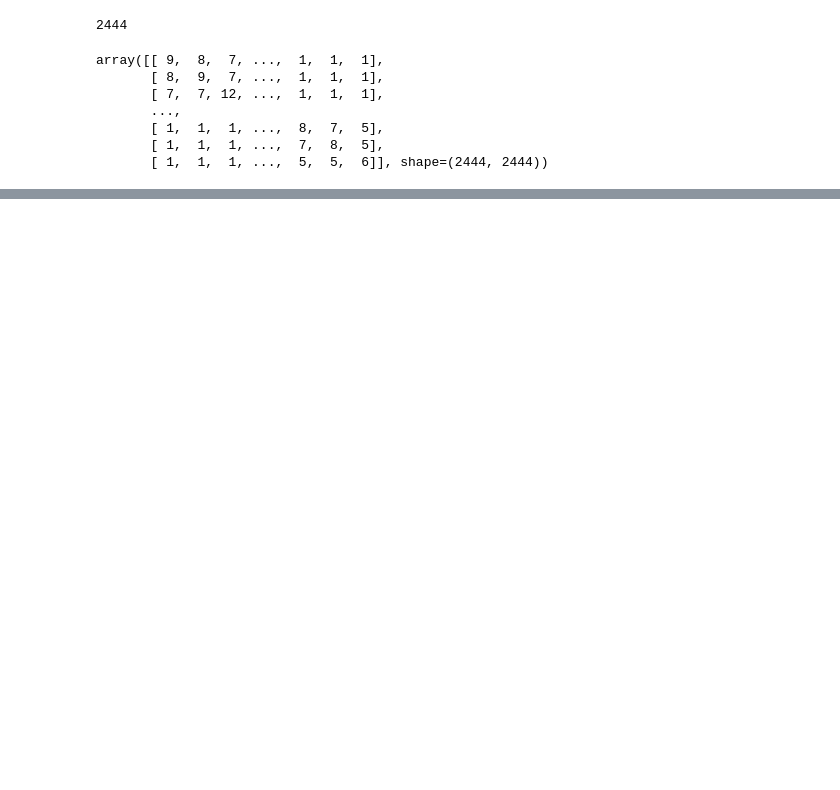
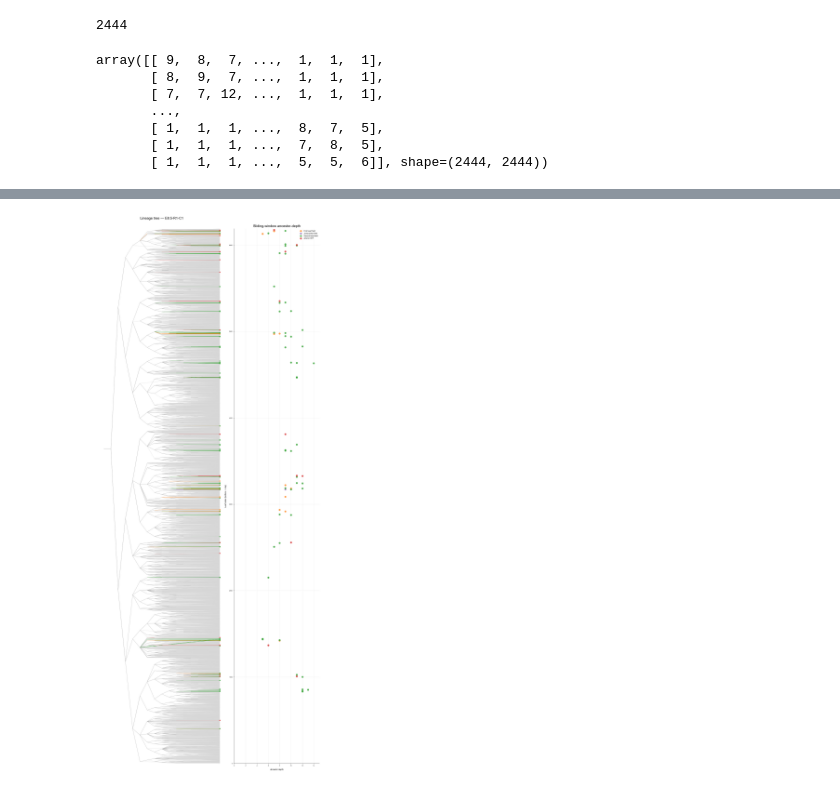
Before and after one commit to Oiya861028/Lineage_Tree_Construction, a Jupyter notebook: Moslin/Cardiac_Analysis/JCF_FHF_SHF_plot.ipynb, the cells around one changed output, grey strips where cells are left out. Saved outputs shown, nothing was run; the diff lists cells and outputs as text; code cells hidden in the pictures; blank space fills up the shorter version.

```diff
--- a/Moslin/Cardiac_Analysis/JCF_FHF_SHF_plot.ipynb
+++ b/Moslin/Cardiac_Analysis/JCF_FHF_SHF_plot.ipynb
@@ -387,0 +285,67 @@ plt.show()
+# %%
+
+# Create a tree panel and a right-side point panel
+fig = plt.figure(figsize=(16, 40))
+gs = gridspec.GridSpec(1, 2, width_ratios=[3, 2], wspace=0.08)
+ax_tree = fig.add_subplot(gs[0])
+
+ax_points = fig.add_subplot(gs[1])
+
+# 2. Get the current bounding box of the right plot
+pos = ax_points.get_position()
+
+# 3. Explicitly set your own upper and lower bounds!
+# pos.x0 = current left edge, pos.width = current width
+# Change 'bottom' and 'height' to whatever decimals you want (0.0 to 1.0)
+new_bottom = 0.121 # Lower height limit (30% up from the bottom of the canvas)
+new_height = 0.748 # Total height of the plot (50% of the canvas height)
+
+ax_points.set_position([pos.x0, new_bottom, pos.width, new_height])
+
+
+
+py.pl.branches(
+    clone_tdata,
+    depth_key="depth",
+    color="Cardiac_cell_types",
+    palette=palette,
+    extend_branches=True,
+    angled_branches=True,
+    tree=clone_key,
+    legend=False,
+    ax=ax_tree,
+)
+py.pl.nodes(
+    clone_tdata,
+    color="Cardiac_cell_types",
+    palette=palette,
+    nodes="leaves",
+    size=10,
+    legend=False,
+    tree=clone_key,
+    ax=ax_tree,
+)
+ax_tree.set_title(f"Lineage tree — {clone_key}", fontsize=14)
+
+for ct in valid_types:
+    subset = [p for p in points if p[2] == ct]
+    if not subset:
+        continue
+    xs = [p[0] for p in subset]
+    ys = [p[1] for p in subset]
+    ax_points.scatter(xs, ys, color=palette.get(ct, "black"), s=40, alpha=0.8, label=ct)
+
+x_max = max([p[0] for p in points], default=1.0)
+ax_points.set_xlim(0, x_max + 1)
+ax_points.set_ylim(0, len(leaf_order) - 1)
+ax_points.set_xlabel("Ancestor depth")
+ax_points.set_ylabel("Leaf order (bottom -> top)")
+ax_points.set_title("Sliding-window ancestor-depth", fontsize=14)
+ax_points.grid(alpha=0.2)
+ax_points.legend(loc="best", frameon=False)
+
+plt.tight_layout()
+plt.savefig(output_path_plot + "E8_5_R1_C1_tree_with_celltype_points.svg", bbox_inches="tight")
+plt.show()
+# %% [output]
+[figure, added]
```
Also changed, not shown: parts of 7 cells of this notebook.
